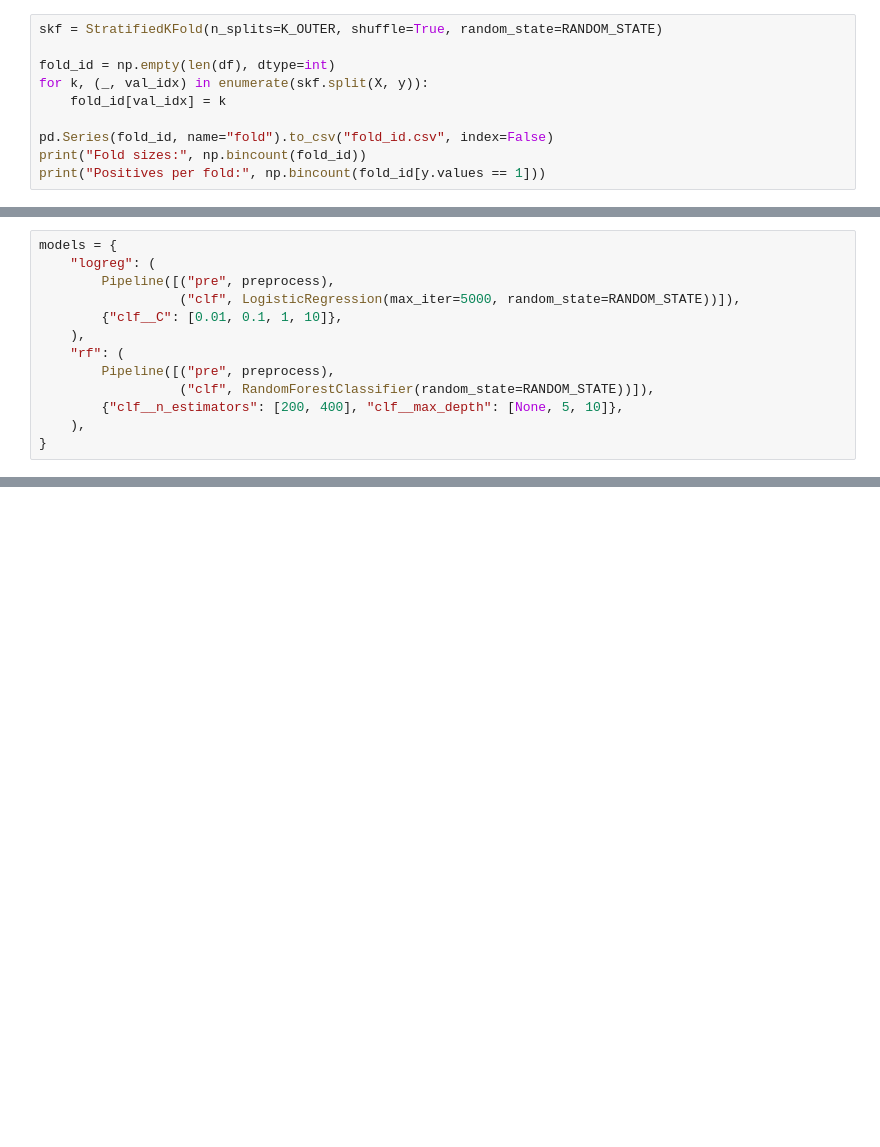
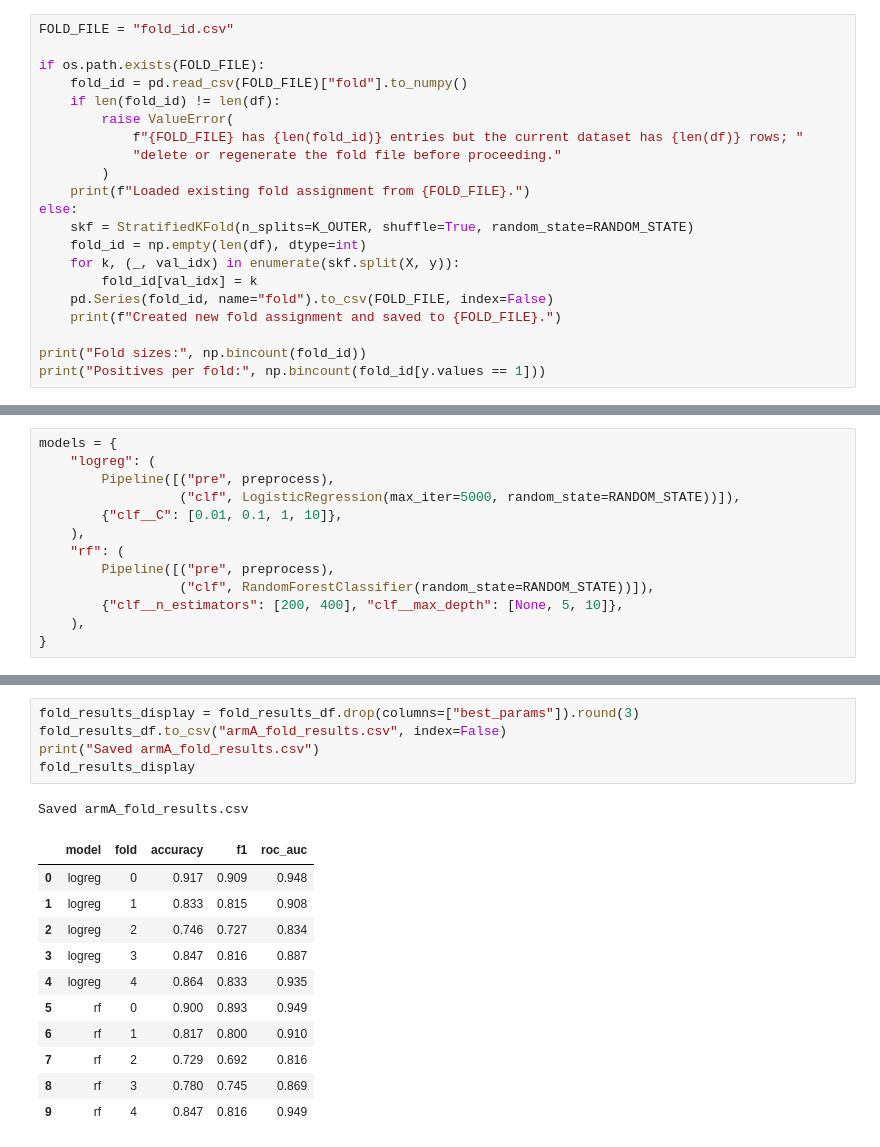
Before and after one commit to zzz271828/FIT2082_Research, a Jupyter notebook: global_model_armA.ipynb, the cells around one changed output, grey strips where cells are left out. Saved outputs shown, nothing was run; the diff lists cells and outputs as text; blank space fills up the shorter version.

```diff
--- a/global_model_armA.ipynb
+++ b/global_model_armA.ipynb
@@ -98,11 +129,22 @@ same file, so a patient always sits in the same validation fold regardless of ar
 # %%
-skf = StratifiedKFold(n_splits=K_OUTER, shuffle=True, random_state=RANDOM_STATE)
+FOLD_FILE = "fold_id.csv"
 
-fold_id = np.empty(len(df), dtype=int)
-for k, (_, val_idx) in enumerate(skf.split(X, y)):
-    fold_id[val_idx] = k
+if os.path.exists(FOLD_FILE):
+    fold_id = pd.read_csv(FOLD_FILE)["fold"].to_numpy()
+    if len(fold_id) != len(df):
+        raise ValueError(
+            f"{FOLD_FILE} has {len(fold_id)} entries but the current dataset has {len(df)} rows; "
+            "delete or regenerate the fold file before proceeding."
+        )
+    print(f"Loaded existing fold assignment from {FOLD_FILE}.")
+else:
+    skf = StratifiedKFold(n_splits=K_OUTER, shuffle=True, random_state=RANDOM_STATE)
+    fold_id = np.empty(len(df), dtype=int)
+    for k, (_, val_idx) in enumerate(skf.split(X, y)):
+        fold_id[val_idx] = k
+    pd.Series(fold_id, name="fold").to_csv(FOLD_FILE, index=False)
+    print(f"Created new fold assignment and saved to {FOLD_FILE}.")
 
-pd.Series(fold_id, name="fold").to_csv("fold_id.csv", index=False)
 print("Fold sizes:", np.bincount(fold_id))
 print("Positives per fold:", np.bincount(fold_id[y.values == 1]))
 # %% [output]
@@ -217,0 +218,18 @@ Two files are written for downstream use:
+# %%
+fold_results_display = fold_results_df.drop(columns=["best_params"]).round(3)
+fold_results_df.to_csv("armA_fold_results.csv", index=False)
+print("Saved armA_fold_results.csv")
+fold_results_display
+# %% [output]
+Saved armA_fold_results.csv
+|  | model | fold | accuracy | f1 | roc_auc |
+| 0 | logreg | 0 | 0.917 | 0.909 | 0.948 |
+| 1 | logreg | 1 | 0.833 | 0.815 | 0.908 |
+| 2 | logreg | 2 | 0.746 | 0.727 | 0.834 |
+| 3 | logreg | 3 | 0.847 | 0.816 | 0.887 |
+| 4 | logreg | 4 | 0.864 | 0.833 | 0.935 |
+| 5 | rf | 0 | 0.900 | 0.893 | 0.949 |
+| 6 | rf | 1 | 0.817 | 0.800 | 0.910 |
+| 7 | rf | 2 | 0.729 | 0.692 | 0.816 |
+| 8 | rf | 3 | 0.780 | 0.745 | 0.869 |
+| 9 | rf | 4 | 0.847 | 0.816 | 0.949 |
```
Also changed, not shown: parts of 44 cells of this notebook, 12 other files.
